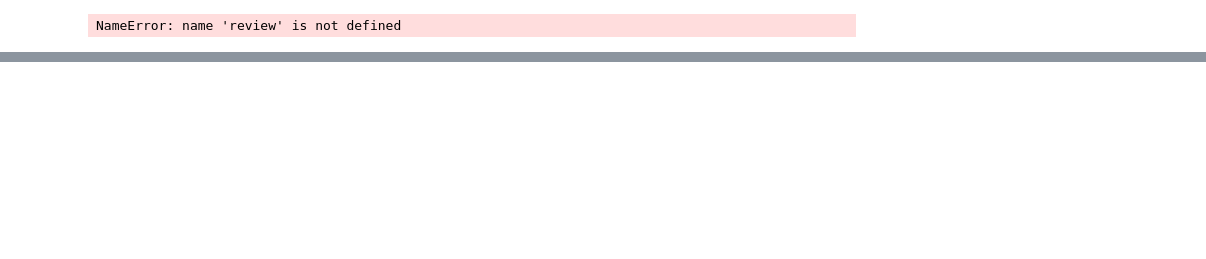
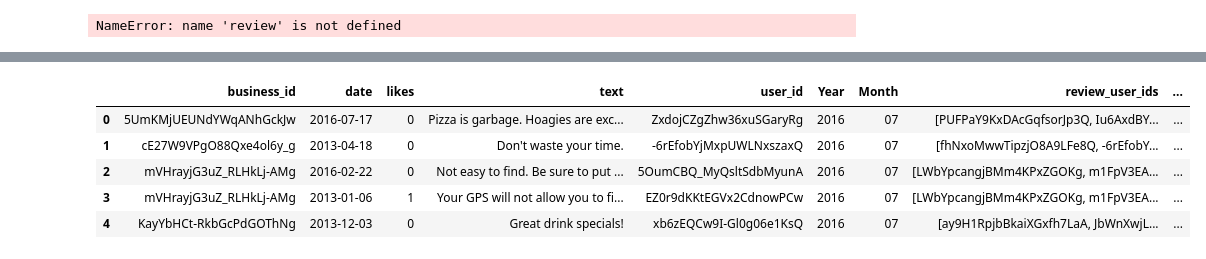
Before and after one commit to lcb402/InfoVisYelp3, a Jupyter notebook: Tips_output.ipynb, the cells around one changed output, grey strips where cells are left out. Cells and saved outputs as stored; diff of their text form; code cells hidden in the pictures; blank space fills up the shorter version.

Commit message:
New Dataframes for tips and reviews

```diff
--- a/Tips_output.ipynb
+++ b/Tips_output.ipynb
@@ -190,0 +200,4 @@ business_tips_reviews.head()
+# %%
+business_fields = ['name','business_id','attributes_Price Range','categories','review_count','stars','state']
+business_new = pd.read_csv('yelp_academic_dataset_business.csv', skipinitialspace=True, usecols=business_fields)
+business_new.head()
@@ -190,0 +222,11 @@ business_tips_reviews.head()
+# %%
+business_tips_reviews = pd.merge(tips_reviews, business_new, on = 'business_id')
+# %%
+business_tips_reviews.head()
+# %% [output]
+|  | business_id | date | likes | text | user_id | Year | Month | review_user_ids | ... |
+| 0 | 5UmKMjUEUNdYWqANhGckJw | 2016-07-17 | 0 | Pizza is garbage. Hoagies are exc... | ZxdojCZgZhw36xuSGaryRg | 2016 | 07 | [PUFPaY9KxDAcGqfsorJp3Q, Iu6AxdBY... | ... |
+| 1 | cE27W9VPgO88Qxe4ol6y_g | 2013-04-18 | 0 | Don't waste your time. | -6rEfobYjMxpUWLNxszaxQ | 2016 | 07 | [fhNxoMwwTipzjO8A9LFe8Q, -6rEfobY... | ... |
+| 2 | mVHrayjG3uZ_RLHkLj-AMg | 2016-02-22 | 0 | Not easy to find. Be sure to put ... | 5OumCBQ_MyQsltSdbMyunA | 2016 | 07 | [LWbYpcangjBMm4KPxZGOKg, m1FpV3EA... | ... |
+| 3 | mVHrayjG3uZ_RLHkLj-AMg | 2013-01-06 | 1 | Your GPS will not allow you to fi... | EZ0r9dKKtEGVx2CdnowPCw | 2016 | 07 | [LWbYpcangjBMm4KPxZGOKg, m1FpV3EA... | ... |
+| 4 | KayYbHCt-RkbGcPdGOThNg | 2013-12-03 | 0 | Great drink specials! | xb6zEQCw9I-Gl0g06e1KsQ | 2016 | 07 | [ay9H1RpjbBkaiXGxfh7LaA, JbWnXwjL... | ... |
```
Also changed, not shown: parts of 32 cells of this notebook.
